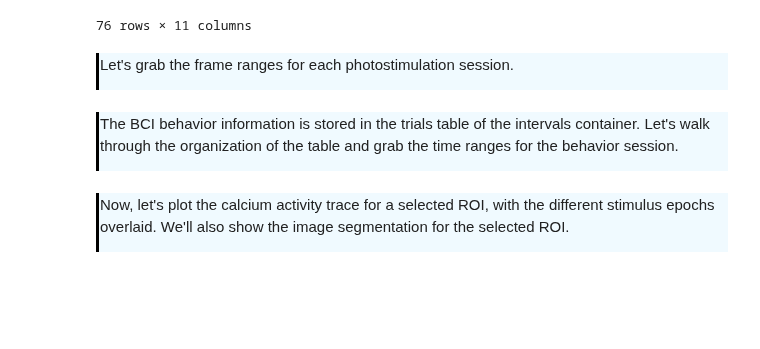
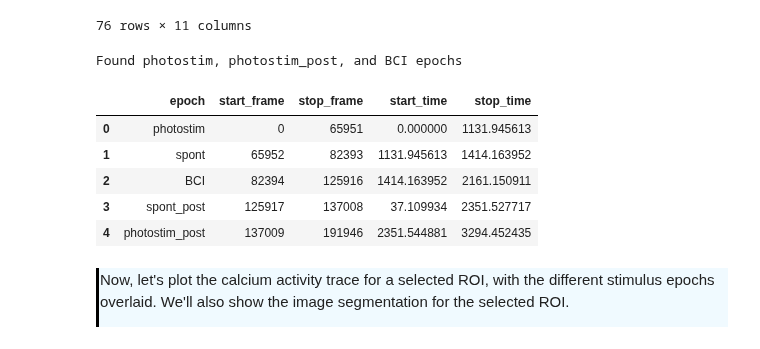
Before and after one commit to AllenNeuralDynamics/AIND-CNC-BCI-Workshop, a Jupyter notebook: code/load_data.ipynb, the cells around one changed output. Drawn from its saved outputs; the diff is of its cells as text; code cells hidden in the pictures; blank space fills up the shorter version.

```diff
--- a/code/load_data.ipynb
+++ b/code/load_data.ipynb
@@ -275,4 +278,0 @@ behavior_table
-# %% [markdown]
-<div style="border-left: 3px solid #000; padding: 1px; padding-left: 10px; background: #F0FAFF; ">
-
-Let's grab the frame ranges for each photostimulation session.
@@ -285,4 +278,0 @@ photostim_post_stop = photostim_table[photostim_table.stim_name == 'photostim_po
-# %% [markdown]
-<div style="border-left: 3px solid #000; padding: 1px; padding-left: 10px; background: #F0FAFF; ">
-
-The BCI behavior information is stored in the trials table of the intervals container. Let's walk through the organization of the table and grab the time ranges for the behavior session.
@@ -292,3 +415,15 @@ behavior_stop = behavior_table.BCI_stop_frame.tolist()[-1]
+# %%
+epoch_table = generate_epoch_table(dff, frame_rate)
+
+epoch_table
+# %% [output]
+Found photostim, photostim_post, and BCI epochs
+|  | epoch | start_frame | stop_frame | start_time | stop_time |
+| 0 | photostim | 0 | 65951 | 0.000000 | 1131.945613 |
+| 1 | spont | 65952 | 82393 | 1131.945613 | 1414.163952 |
+| 2 | BCI | 82394 | 125916 | 1414.163952 | 2161.150911 |
+| 3 | spont_post | 125917 | 137008 | 37.109934 | 2351.527717 |
+| 4 | photostim_post | 137009 | 191946 | 2351.544881 | 3294.452435 |
 # %% [markdown]
 <div style="border-left: 3px solid #000; padding: 1px; padding-left: 10px; background: #F0FAFF; ">
 
```
Also changed, not shown: parts of 15 cells of this notebook, 1 other file.
